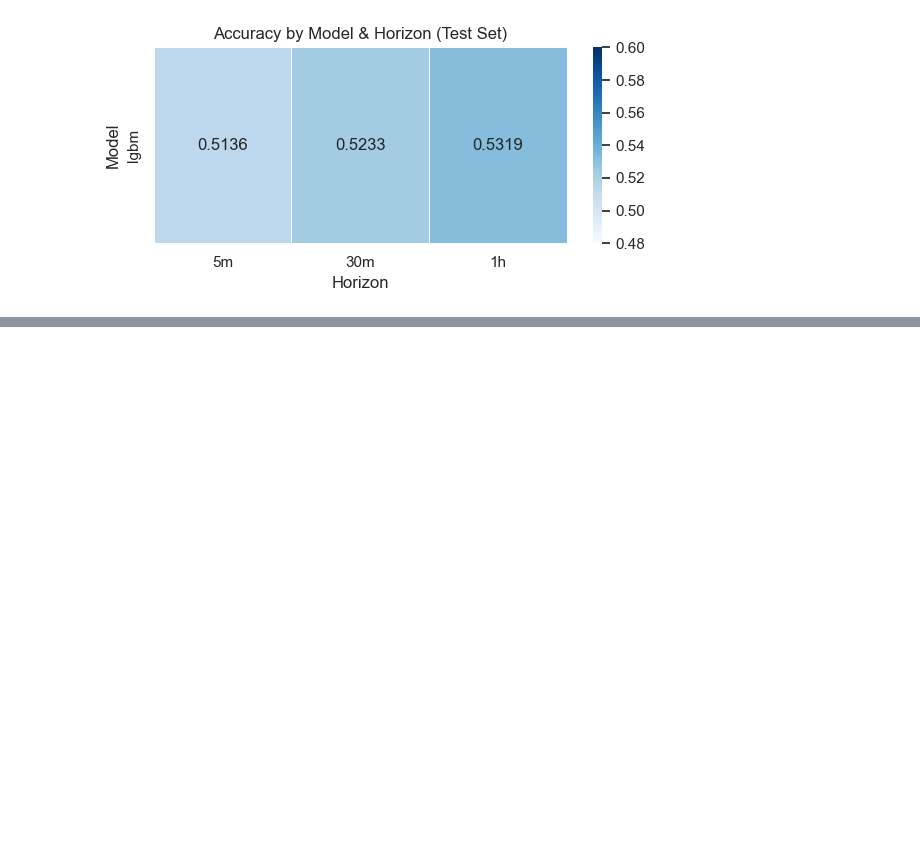
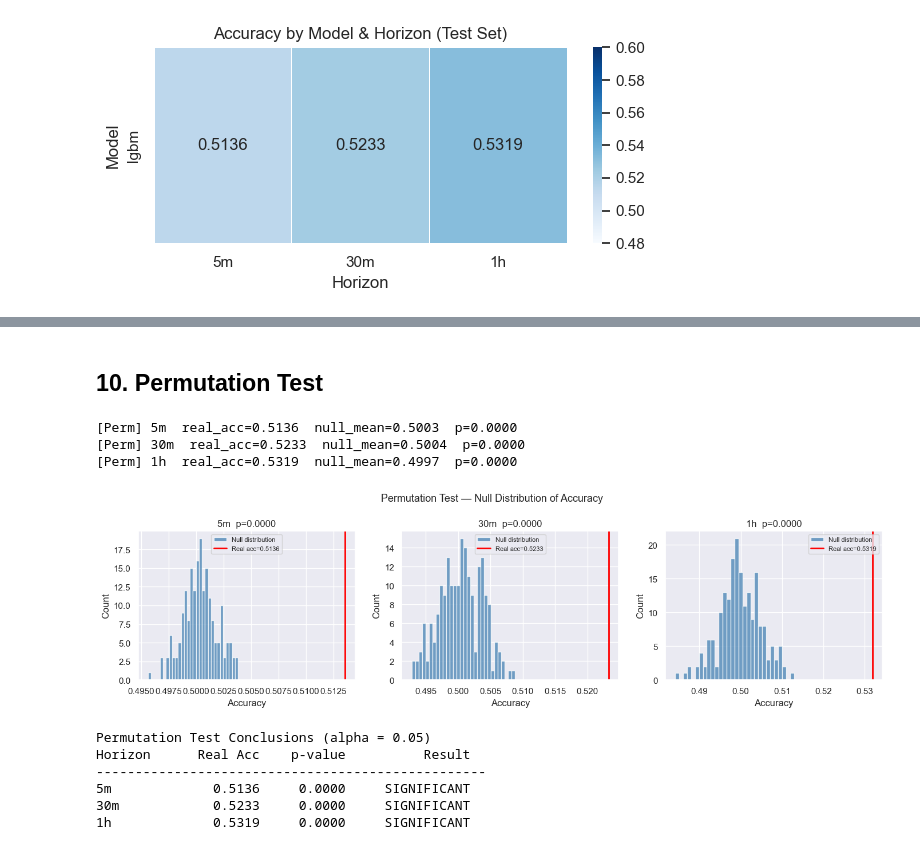
Before and after one commit to wardhashish/bitcoin-price-prediction, a Jupyter notebook: notebooks/05_evaluation.ipynb, the cells around one changed output, grey strips where cells are left out. Cells and saved outputs as stored; diff of their text form; code cells hidden in the pictures; blank space fills up the shorter version.

```diff
--- a/notebooks/05_evaluation.ipynb
+++ b/notebooks/05_evaluation.ipynb
@@ -254,0 +464,78 @@ Expected output every 60 s:
+# %% [markdown]
+## 10. Permutation Test
+# %%
+# ── Section 10: Permutation Test ────────────────────────────────────────────
+# For each horizon: shuffle the true test labels 200 times and record the
+# accuracy of the *real model's predictions* against the shuffled labels.
+# p-value = fraction of permutations that reach or exceed the true accuracy.
+
+np.random.seed(42)
+
+N_PERMUTATIONS = 200
+
+perm_results = {}   # {horizon: {'null_accs': [...], 'real_acc': float, 'pval': float}}
+
+from sklearn.metrics import accuracy_score
+
+for label in HORIZONS:
+    res      = all_results[label]['lgbm']
+    y_pred   = res['y_pred']          # real model predictions (fixed)
+    y_test   = res['y_true']          # true labels from the held-out test set
+    real_acc = accuracy_score(y_test, y_pred)
+
+    null_accs = []
+    for _ in range(N_PERMUTATIONS):
+        y_shuffled = np.random.permutation(y_test)
+        null_accs.append(accuracy_score(y_shuffled, y_pred))
+
+    null_accs = np.array(null_accs)
+    pval      = np.mean(null_accs >= real_acc)
+
+    perm_results[label] = {
+        'null_accs': null_accs,
+        'real_acc':  real_acc,
+        'pval':      pval,
+    }
+    print(f'[Perm] {label}  real_acc={real_acc:.4f}  '
+          f'null_mean={null_accs.mean():.4f}  p={pval:.4f}')
+
+# ── Plot: null distribution histograms ────────────────────────────────────────
+fig, axes = plt.subplots(1, 3, figsize=(14, 4))
+fig.suptitle('Permutation Test — Null Distribution of Accuracy', fontsize=13)
+
+for ax, label in zip(axes, HORIZONS):
+    pr       = perm_results[label]
+    real_acc = pr['real_acc']
+    pval     = pr['pval']
+
+    ax.hist(pr['null_accs'], bins=30, color='steelblue', edgecolor='white',
+            alpha=0.75, label='Null distribution')
+    ax.axvline(real_acc, color='red', linewidth=2.0,
+               label=f'Real acc={real_acc:.4f}')
+    ax.set_title(f'{label}  p={pval:.4f}')
+    ax.set_xlabel('Accuracy')
+    ax.set_ylabel('Count')
+    ax.legend(fontsize=8)
+
+plt.tight_layout()
+plt.show()
+
+# ── Conclusion ────────────────────────────────────────────────────────────────
+print('\nPermutation Test Conclusions (alpha = 0.05)')
+print(f'{"Horizon":<10} {"Real Acc":>10} {"p-value":>10} {"Result":>15}')
+print('-' * 50)
+for label in HORIZONS:
+    pr     = perm_results[label]
+    sig    = 'SIGNIFICANT' if pr['pval'] < 0.05 else 'NOT SIGNIFICANT'
+    print(f'{label:<10} {pr["real_acc"]:>10.4f} {pr["pval"]:>10.4f} {sig:>15}')
+# %% [output]
+[Perm] 5m  real_acc=0.5136  null_mean=0.5003  p=0.0000
+[Perm] 30m  real_acc=0.5233  null_mean=0.5004  p=0.0000
+[Perm] 1h  real_acc=0.5319  null_mean=0.4997  p=0.0000
+[figure, added]
+Permutation Test Conclusions (alpha = 0.05)
+Horizon      Real Acc    p-value          Result
+--------------------------------------------------
+5m             0.5136     0.0000     SIGNIFICANT
+30m            0.5233     0.0000     SIGNIFICANT
+1h             0.5319     0.0000     SIGNIFICANT
```
Also changed, not shown: parts of 6 cells of this notebook.
